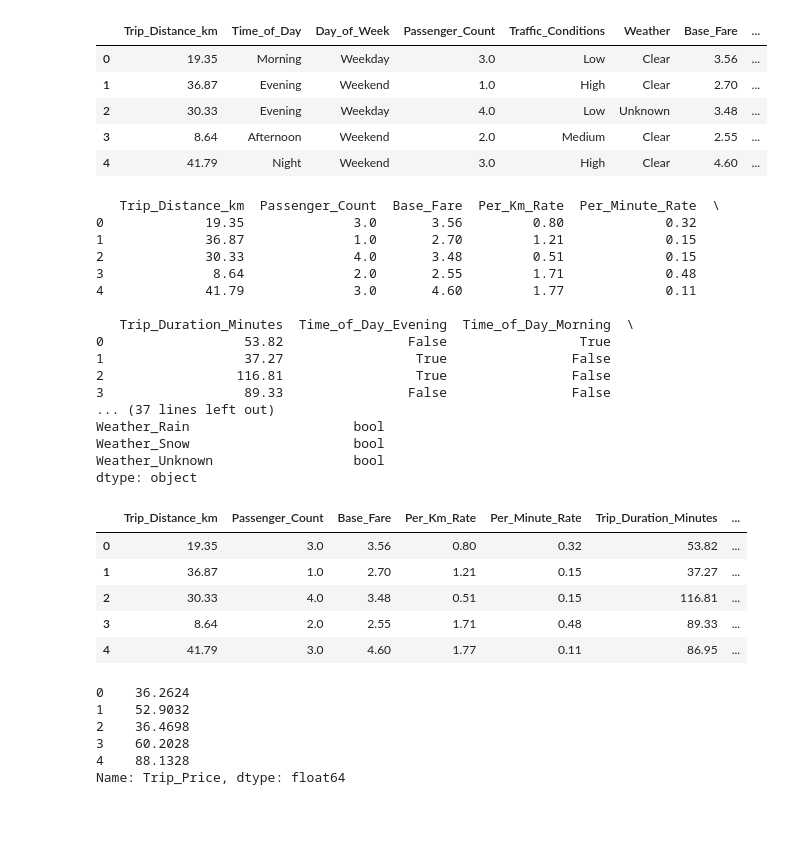
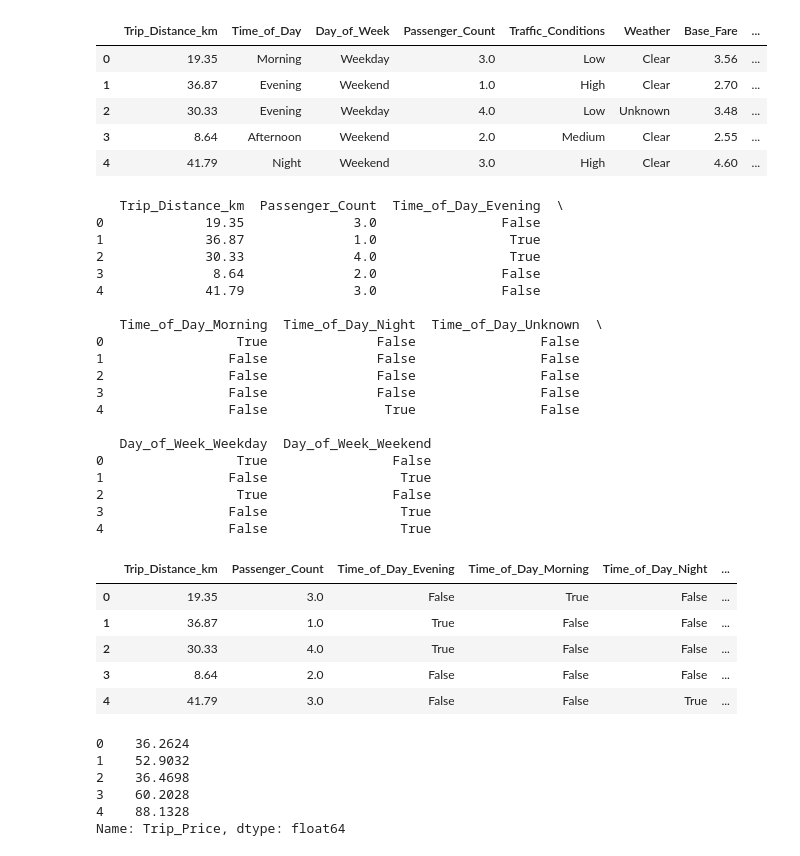
Before and after one commit to Vence85/taxi-prediction-fullstack-jonas-gustafsson-opa24, a Jupyter notebook: explorations/ml_validation.ipynb, the cells around one changed output. Cells and saved outputs as stored; diff of their text form; code cells hidden in the pictures; blank space fills up the shorter version.

```diff
--- a/explorations/ml_validation.ipynb
+++ b/explorations/ml_validation.ipynb
@@ -17,38 +17,40 @@ df.head()
 | 3 | 8.64 | Afternoon | Weekend | 2.0 | Medium | Clear | 2.55 | ... |
 | 4 | 41.79 | Night | Weekend | 3.0 | High | Clear | 4.60 | ... |
 # %%
-X, y = df.drop("Trip_Price", axis="columns"), df["Trip_Price"]
+X, y = df.drop(["Trip_Price", "Traffic_Conditions", "Weather", "Base_Fare", "Per_Km_Rate", "Per_Minute_Rate", "Trip_Duration_Minutes"], axis="columns"), df["Trip_Price"]
 X = pd.get_dummies(X, drop_first=True)
 
 # Kolla att allt nu är numeriskt
 print(X.head())
-print(X.dtypes)
 
 X.head(5)
 # %% [output]
-   Trip_Distance_km  Passenger_Count  Base_Fare  Per_Km_Rate  Per_Minute_Rate  \
-0             19.35              3.0       3.56         0.80             0.32
-1             36.87              1.0       2.70         1.21             0.15
-2             30.33              4.0       3.48         0.51             0.15
-3              8.64              2.0       2.55         1.71             0.48
-4             41.79              3.0       4.60         1.77             0.11
+   Trip_Distance_km  Passenger_Count  Time_of_Day_Evening  \
+0             19.35              3.0                False
+1             36.87              1.0                 True
+2             30.33              4.0                 True
+3              8.64              2.0                False
+4             41.79              3.0                False
 
-   Trip_Duration_Minutes  Time_of_Day_Evening  Time_of_Day_Morning  \
-0                  53.82                False                 True
-1                  37.27                 True                False
-2                 116.81                 True                False
-3                  89.33                False                False
-... (37 lines left out)
-Weather_Rain                     bool
-Weather_Snow                     bool
-Weather_Unknown                  bool
-dtype: object
+   Time_of_Day_Morning  Time_of_Day_Night  Time_of_Day_Unknown  \
+0                 True              False                False
+1                False              False                False
+2                False              False                False
+3                False              False                False
+4                False               True                False
+
+   Day_of_Week_Weekday  Day_of_Week_Weekend
+0                 True                False
+1                False                 True
+2                 True                False
+3                False                 True
+4                False                 True
-|  | Trip_Distance_km | Passenger_Count | Base_Fare | Per_Km_Rate | Per_Minute_Rate | Trip_Duration_Minutes | ... |
-| 0 | 19.35 | 3.0 | 3.56 | 0.80 | 0.32 | 53.82 | ... |
-| 1 | 36.87 | 1.0 | 2.70 | 1.21 | 0.15 | 37.27 | ... |
-| 2 | 30.33 | 4.0 | 3.48 | 0.51 | 0.15 | 116.81 | ... |
-| 3 | 8.64 | 2.0 | 2.55 | 1.71 | 0.48 | 89.33 | ... |
-| 4 | 41.79 | 3.0 | 4.60 | 1.77 | 0.11 | 86.95 | ... |
+|  | Trip_Distance_km | Passenger_Count | Time_of_Day_Evening | Time_of_Day_Morning | Time_of_Day_Night | ... |
+| 0 | 19.35 | 3.0 | False | True | False | ... |
+| 1 | 36.87 | 1.0 | True | False | False | ... |
+| 2 | 30.33 | 4.0 | True | False | False | ... |
+| 3 | 8.64 | 2.0 | False | False | False | ... |
+| 4 | 41.79 | 3.0 | False | False | True | ... |
 # %%
 y.head(5)
 # %% [output]
```
Also changed, not shown: parts of 5 cells of this notebook, 5 other files.
